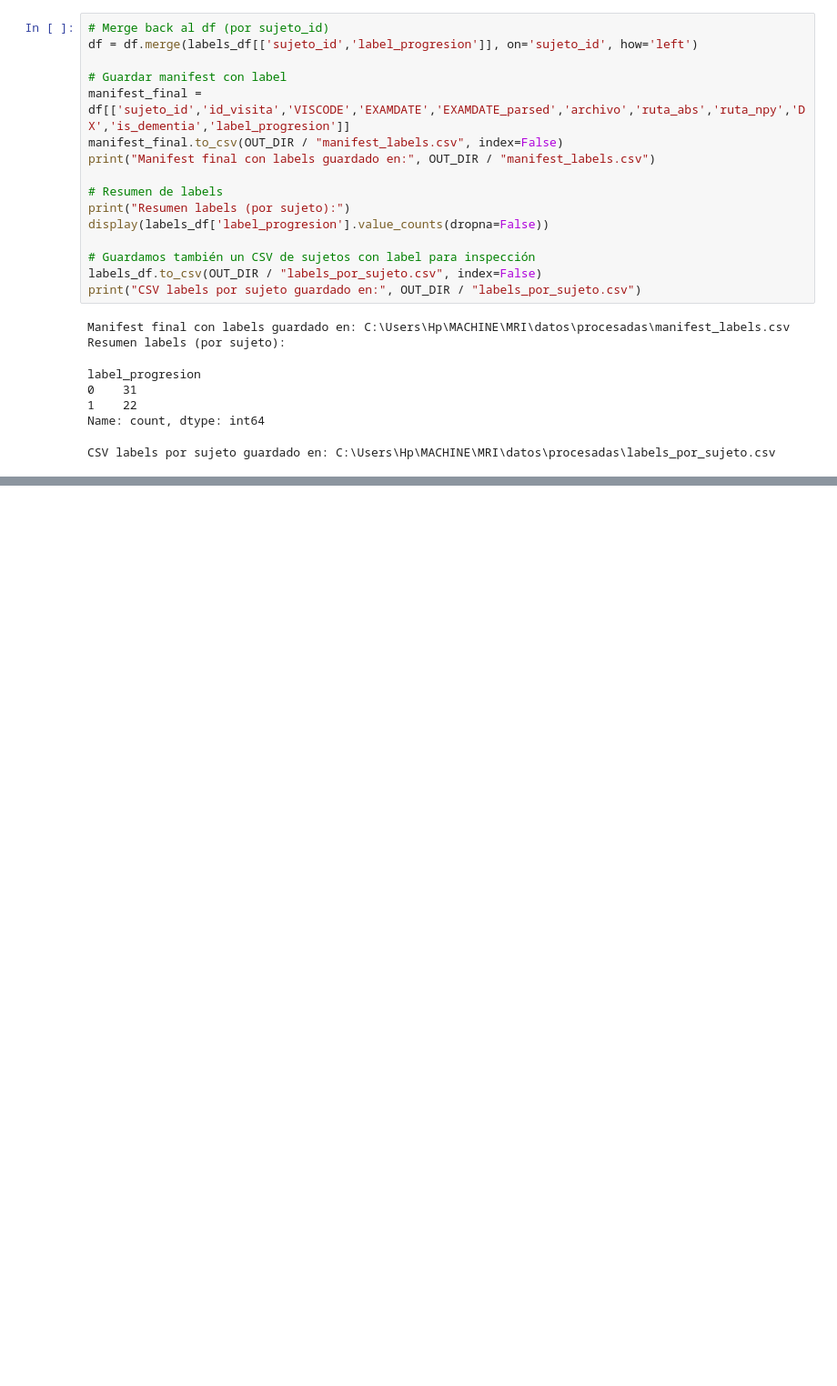
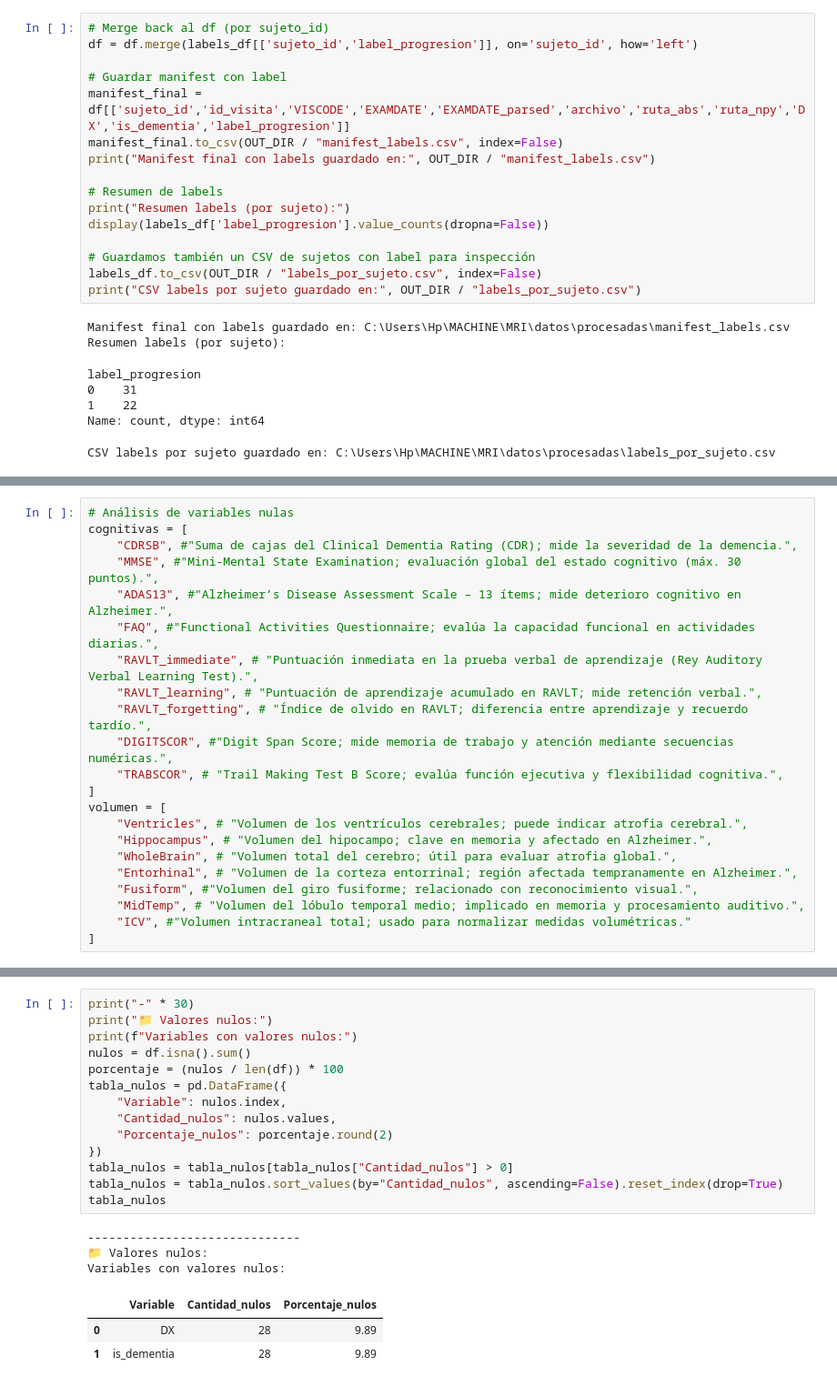
Before and after one commit to Darally06/Alzheimer_Deep, a Jupyter notebook: PRO_images.ipynb, the cells around one changed output, grey strips where cells are left out. Shown at 91% size. Saved outputs shown, nothing was run; the diff lists cells and outputs as text; blank space fills up the shorter version.

```diff
--- a/PRO_images.ipynb
+++ b/PRO_images.ipynb
@@ -201,0 +209,22 @@ CSV labels por sujeto guardado en: C:\Users\Hp\MACHINE\MRI\datos\procesadas\labe
+# %%
+# Análisis de variables nulas
+cognitivas = [
+    "CDRSB", #"Suma de cajas del Clinical Dementia Rating (CDR); mide la severidad de la demencia.",
+    "MMSE", #"Mini-Mental State Examination; evaluación global del estado cognitivo (máx. 30 puntos).",
+    "ADAS13", #"Alzheimer’s Disease Assessment Scale – 13 ítems; mide deterioro cognitivo en Alzheimer.",
+    "FAQ", #"Functional Activities Questionnaire; evalúa la capacidad funcional en actividades diarias.",
+    "RAVLT_immediate", # "Puntuación inmediata en la prueba verbal de aprendizaje (Rey Auditory Verbal Learning Test).",
+    "RAVLT_learning", # "Puntuación de aprendizaje acumulado en RAVLT; mide retención verbal.",
+    "RAVLT_forgetting", # "Índice de olvido en RAVLT; diferencia entre aprendizaje y recuerdo tardío.",
+    "DIGITSCOR", #"Digit Span Score; mide memoria de trabajo y atención mediante secuencias numéricas.",
+    "TRABSCOR", # "Trail Making Test B Score; evalúa función ejecutiva y flexibilidad cognitiva.",
+]
+volumen = [
+    "Ventricles", # "Volumen de los ventrículos cerebrales; puede indicar atrofia cerebral.",
+    "Hippocampus", # "Volumen del hipocampo; clave en memoria y afectado en Alzheimer.",
+    "WholeBrain", # "Volumen total del cerebro; útil para evaluar atrofia global.",
+    "Entorhinal", # "Volumen de la corteza entorrinal; región afectada tempranamente en Alzheimer.",
+    "Fusiform", #"Volumen del giro fusiforme; relacionado con reconocimiento visual.",
+    "MidTemp", # "Volumen del lóbulo temporal medio; implicado en memoria y procesamiento auditivo.",
+    "ICV", #"Volumen intracraneal total; usado para normalizar medidas volumétricas."
+]
@@ -201,0 +344,21 @@ CSV labels por sujeto guardado en: C:\Users\Hp\MACHINE\MRI\datos\procesadas\labe
+# %%
+print("-" * 30)
+print("📁 Valores nulos:")
+print(f"Variables con valores nulos:")
+nulos = df.isna().sum()
+porcentaje = (nulos / len(df)) * 100
+tabla_nulos = pd.DataFrame({
+    "Variable": nulos.index,
+    "Cantidad_nulos": nulos.values,
+    "Porcentaje_nulos": porcentaje.round(2)
+})
+tabla_nulos = tabla_nulos[tabla_nulos["Cantidad_nulos"] > 0]
+tabla_nulos = tabla_nulos.sort_values(by="Cantidad_nulos", ascending=False).reset_index(drop=True)
+tabla_nulos
+# %% [output]
+------------------------------
+📁 Valores nulos:
+Variables con valores nulos:
+|  | Variable | Cantidad_nulos | Porcentaje_nulos |
+| 0 | DX | 28 | 9.89 |
+| 1 | is_dementia | 28 | 9.89 |
```
Also changed, not shown: parts of 12 cells of this notebook, 3 other files.
